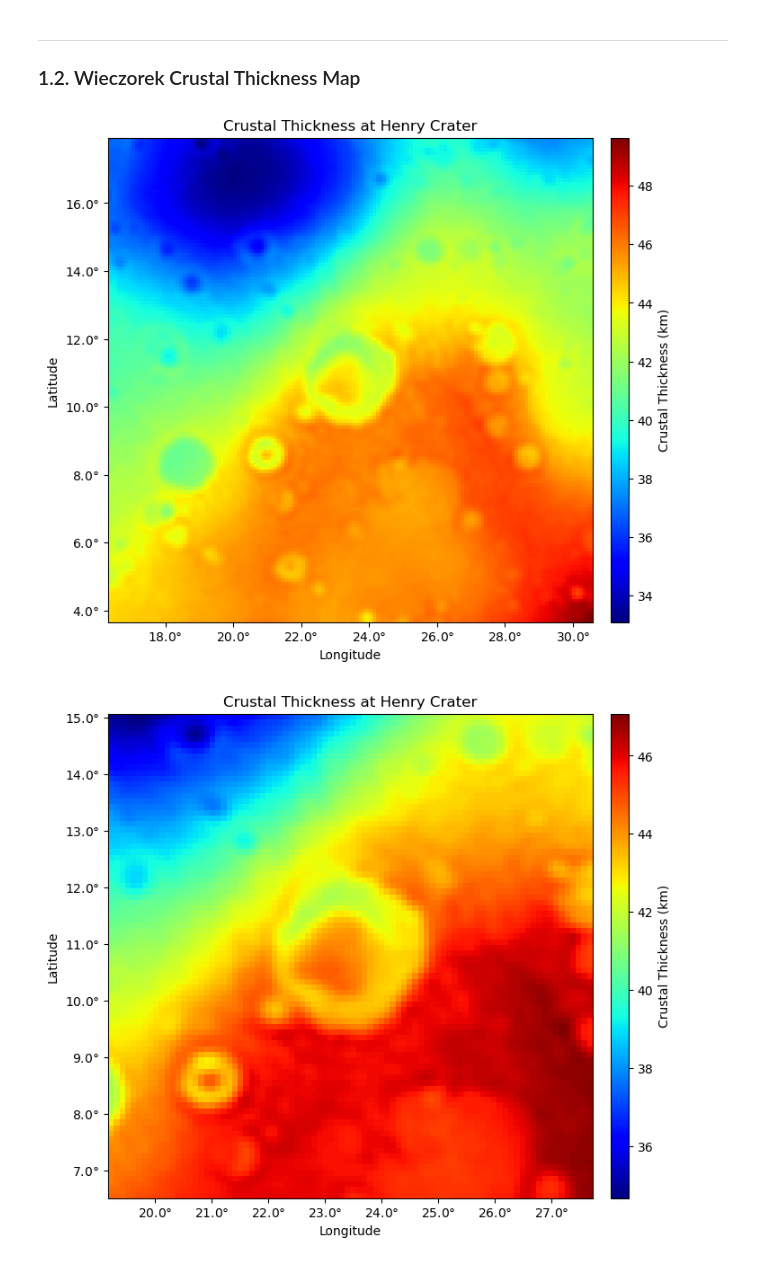
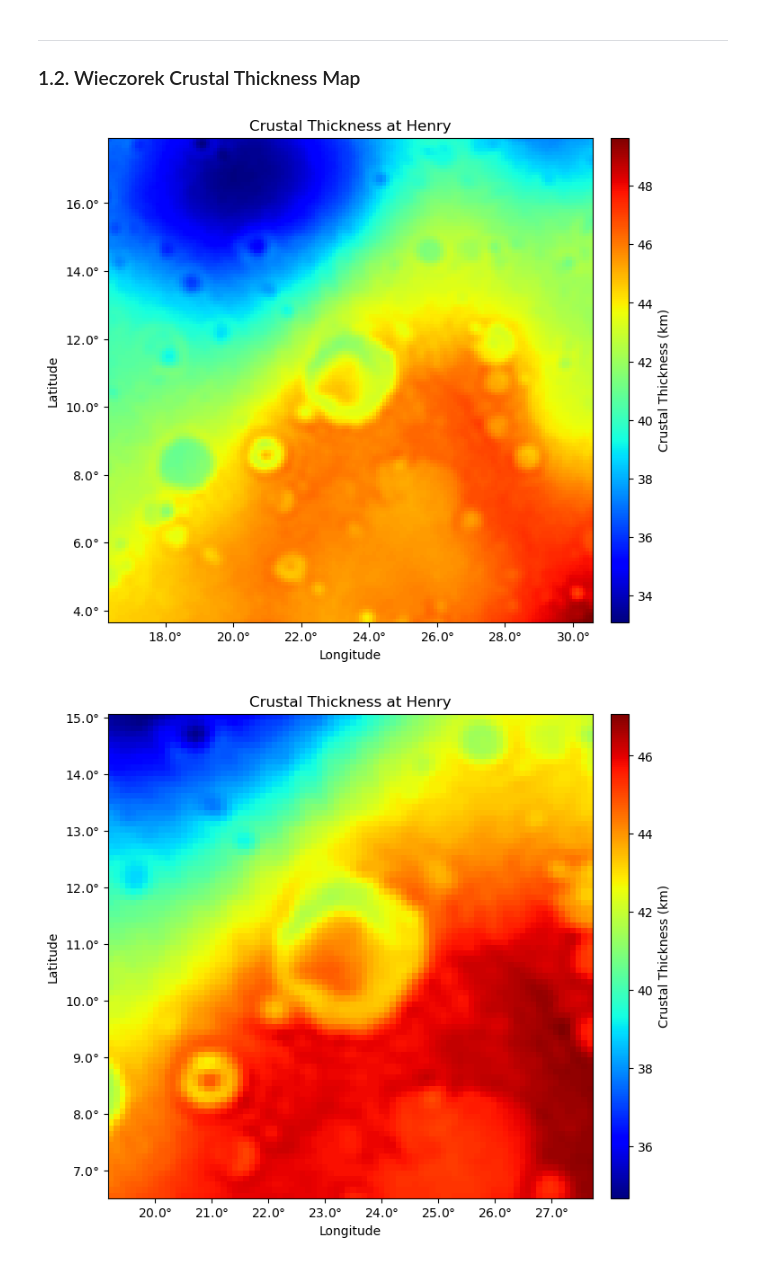
Before and after one commit to Humboldt-Penguin/Mars-Magnetics-Research, a Jupyter notebook: code/05_mag_src_map/src/main/henry_cr_thick.ipynb, the cells around one changed output. Cells and saved outputs as stored; diff of their text form; code cells hidden in the pictures.

```diff
--- a/code/05_mag_src_map/src/main/henry_cr_thick.ipynb
+++ b/code/05_mag_src_map/src/main/henry_cr_thick.ipynb
@@ -56,8 +56,14 @@ To overwrite, add `overwrite=True` param.
 ---
 ### 1.2. Wieczorek Crustal Thickness Map
 # %%
-def plotCrater(crater_name, scaling, spacing):
-    thiscrater = Craters.getByName(crater_name)
+def plot_craterCrThick_2D(identifier, scaling, spacing):
+
+    if '-' in identifier:
+        thiscrater = Craters.getByID(identifier)
+    else:
+        thiscrater = Craters.getByName(identifier)
+
+    # thiscrater = Craters.getByName(crater_name)
     radius_th = Craters.km2theta(thiscrater['diam']/2)
 
     lon_left = thiscrater['lon']-radius_th*scaling
@@ -85,7 +91,12 @@ def plotCrater(crater_name, scaling, spacing):
     cax = fig.add_axes([ax.get_position().x1+0.02,ax.get_position().y0,0.02,ax.get_position().height])
     cbar = plt.colorbar(im, cax=cax)
 
-    ax.set_title('Crustal Thickness at Henry Crater')
+    if thiscrater['name'] == '':
+        name = thiscrater['id']
+    else:
+        name = thiscrater['name']
+
+    ax.set_title(f'Crustal Thickness at {name}')
     ax.set_xlabel('Longitude')
     ax.set_ylabel('Latitude')
 
@@ -95,10 +106,10 @@ def plotCrater(crater_name, scaling, spacing):
     cbar.set_label('Crustal Thickness (km)',y=0.5)
 # %%
 crater_name = 'Henry'
-plotCrater(crater_name, 5, 0.1)
-plotCrater(crater_name, 3, 0.1)
-plotCrater(crater_name, 1.3, 0.1)
-plotCrater(crater_name, 1.3, 0.01)
+plot_craterCrThick_2D(crater_name, 5, 0.1)
+plot_craterCrThick_2D(crater_name, 3, 0.1)
+plot_craterCrThick_2D(crater_name, 1.3, 0.1)
+plot_craterCrThick_2D(crater_name, 1.3, 0.01)
 # %% [output]
-[figure, old version]
+[figure, new version]
-[figure, old version]
+[figure, new version]
```
Also changed, not shown: parts of 13 cells of this notebook, 1 other file.
